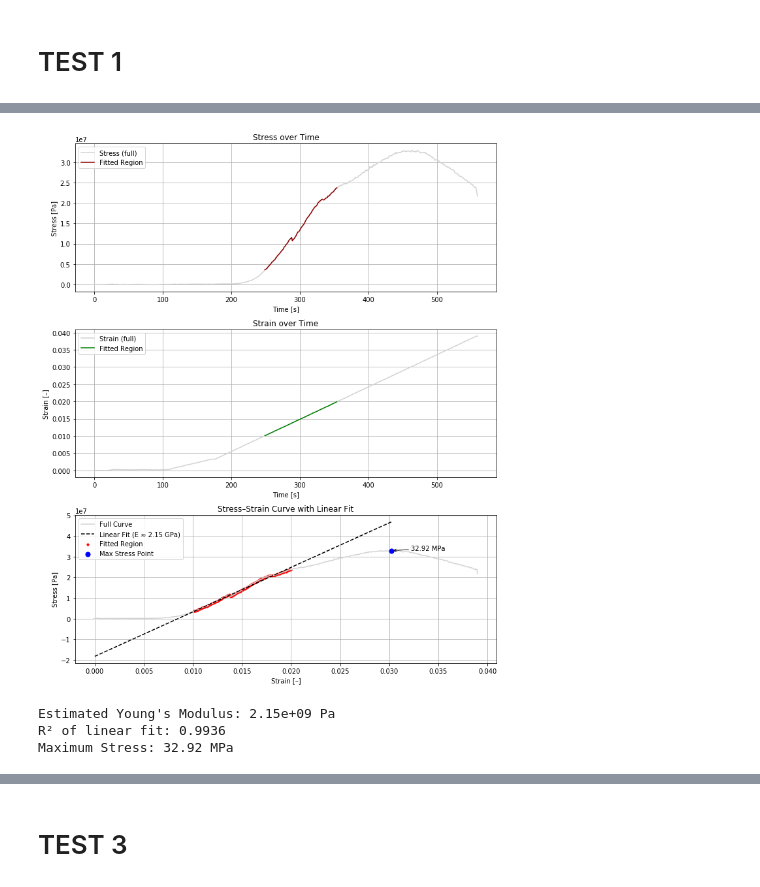
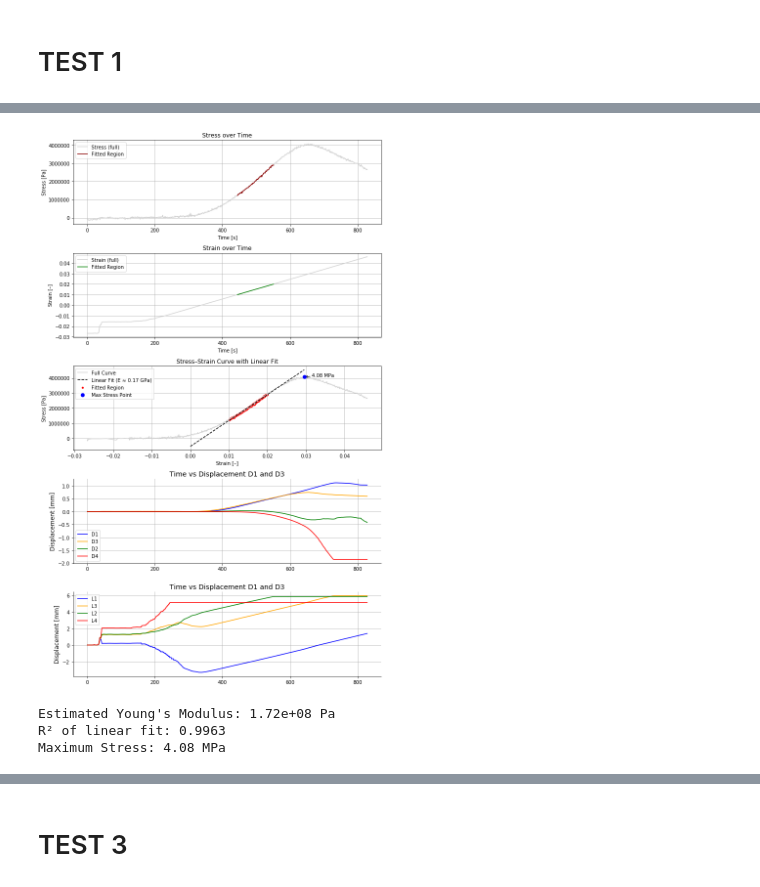
Before and after one commit to ThomasPennockTU/Thesis_Repository, a Jupyter notebook: workfolder/Material strength tests/material_strength_test.ipynb, the cells around one changed output, grey strips where cells are left out. Drawn from its saved outputs; the diff is of its cells as text; code cells hidden in the pictures.

```diff
--- a/workfolder/Material strength tests/material_strength_test.ipynb
+++ b/workfolder/Material strength tests/material_strength_test.ipynb
@@ -315,4 +288,21 @@ plt.show()
 # %%
+
+# Load the CSV with the correct settings
+file_path = "C1-1_20250612-002.csv"  # Adjust path if needed
+df = pd.read_csv(file_path, sep=';', header=0, skiprows=[0,2], engine='python')
+df.columns = df.columns.str.strip()
+
+# Convert relevant columns to numeric
+df['Time'] = pd.to_numeric(df['Time'], errors='coerce')
+df['F'] = pd.to_numeric(df['F'], errors='coerce')
+df['F'] = df['F']
+df['AVG'] = pd.to_numeric(df['AVG'], errors='coerce')  # Use AVG as average displacement
+
+# Drop rows with NaN values in relevant columns
+df = df.dropna(subset=['Time', 'F', 'AVG'])
+# print(df)
+
+
 # --- Geometry input ---
 width_mm = 101.60
 depth_mm = 100.63
@@ -337,7 +327,7 @@ slope, intercept, r_value, p_value, std_err = linregress(linear_range['strain'],
 E = slope
 
 # --- Combined figure with subplots ---
-fig, axs = plt.subplots(3, 1, figsize=(10, 12), sharex=False)
+fig, axs = plt.subplots(5, 1, figsize=(10, 16), sharex=False)
 
 # Plot 1: Stress over Time
 axs[0].plot(df['Time'], df['stress'], color='lightgray', label='Stress (full)')
@@ -361,35 +351,59 @@ axs[1].legend()
 strain_max = df.loc[df['stress'].idxmax(), 'strain']
 stress_max = df['stress'].max()
 strain_fit_line = np.linspace(0, strain_max, 200)
 stress_fit_line = intercept + slope * strain_fit_line
 
 axs[2].plot(df['strain'], df['stress'], label='Full Curve', color='lightgray')
 axs[2].plot(strain_fit_line, stress_fit_line, color='black', linestyle='--',
             label='Linear Fit (E ≈ {:.2f} GPa)'.format(E / 1e9))
 axs[2].scatter(linear_range['strain'], linear_range['stress'], color='red', s=10, label='Fitted Region')
 axs[2].scatter(strain_max, stress_max, color='blue', s=50, zorder=5, label='Max Stress Point')
 axs[2].annotate(f'{stress_max/1e6:.2f} MPa', xy=(strain_max, stress_max),
                 xytext=(strain_max + 0.002, stress_max),
                 arrowprops=dict(arrowstyle='->'), fontsize=10)
 
 axs[2].set_xlabel('Strain [–]')
 axs[2].set_ylabel('Stress [Pa]')
 axs[2].set_title('Stress–Strain Curve with Linear Fit')
 axs[2].grid(True)
 axs[2].legend()
 
+# Plot D1 and D3
+axs[3].plot(df['Time'], df['D1'], label='D1', color='blue')
+axs[3].plot(df['Time'], df['D3'], label='D3', color='orange')
+axs[3].plot(df['Time'], df['D2'], label='D2', color='green')
+axs[3].plot(df['Time'], df['D4'], label='D4', color='red')
+axs[3].set_title('Time vs Displacement D1 and D3', fontsize=14)
+axs[3].set_ylabel('Displacement [mm]', fontsize=12)
+axs[3].grid(True)
+axs[3].legend()
+axs[3].spines['top'].set_visible(False)
+axs[3].spines['right'].set_visible(False)
+
+# Plot D1 and D3
+axs[4].plot(df['Time'], df['L1'], label='L1', color='blue')
+axs[4].plot(df['Time'], df['L2'], label='L3', color='orange')
+axs[4].plot(df['Time'], df['L3'], label='L2', color='green')
+axs[4].plot(df['Time'], df['L4'], label='L4', color='red')
+axs[4].set_title('Time vs Displacement D1 and D3', fontsize=14)
+axs[4].set_ylabel('Displacement [mm]', fontsize=12)
+axs[4].grid(True)
+axs[4].legend()
+axs[4].spines['top'].set_visible(False)
+axs[4].spines['right'].set_visible(False)
+
 plt.tight_layout()
 plt.savefig('stress_strain_analysis_1.png', dpi=300)
 plt.show()
 
 
 # --- Output values ---
 print("Estimated Young's Modulus: {:.2e} Pa".format(E))
 print("R² of linear fit: {:.4f}".format(r_value**2))
 print("Maximum Stress: {:.2f} MPa".format(stress_max / 1e6))
 # %% [output]
-[figure, old version]
+[figure, new version]
-Estimated Young's Modulus: 2.15e+09 Pa
-R² of linear fit: 0.9936
-Maximum Stress: 32.92 MPa
+Estimated Young's Modulus: 1.72e+08 Pa
+R² of linear fit: 0.9963
+Maximum Stress: 4.08 MPa
 # %%
```
Also changed, not shown: parts of 31 cells of this notebook, 3 other files.
